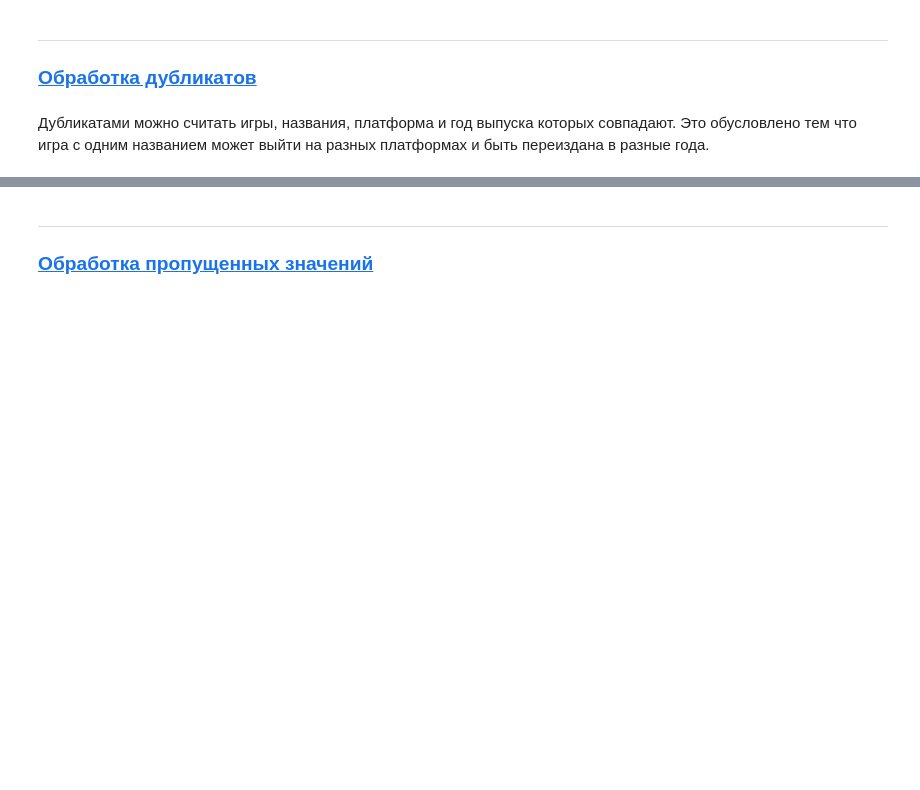
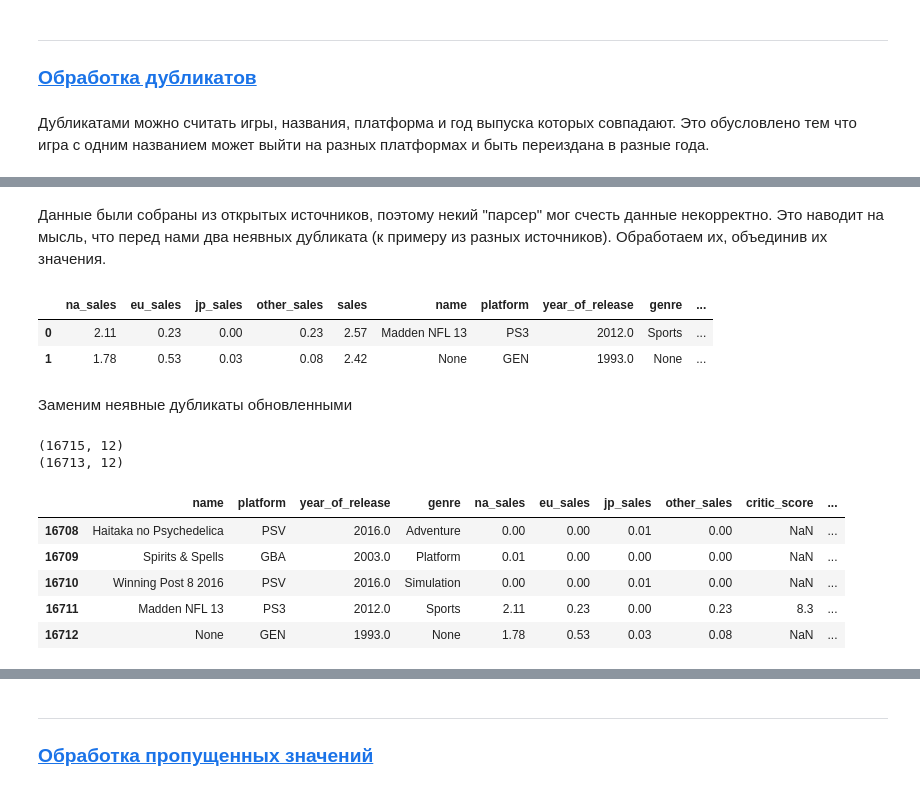
Before and after one commit to GrishaTS/Ya-Practicum-DS, a Jupyter notebook: 4. Сборный Проект — 1/combined_project_1.ipynb, the cells around one changed output, grey strips where cells are left out. Cells and saved outputs as stored; diff of their text form; code cells hidden in the pictures; blank space fills up the shorter version.

```diff
--- a/4. Сборный Проект — 1/combined_project_1.ipynb
+++ b/4. Сборный Проект — 1/combined_project_1.ipynb
@@ -210,0 +335,37 @@ print('Стало', games.shape[0])
+# %% [markdown]
+Данные были собраны из открытых источников, поэтому некий "парсер" мог счесть данные некорректно. Это наводит на мысль, что перед нами два неявных дубликата (к примеру из разных источников). Обработаем их, объединив их значения.
+# %%
+sales_column = games.columns.str.endswith('sales')
+joinned_duplicated_games = duplicated_games.groupby(
+    by=['name', 'platform', 'year_of_release'], dropna=False
+).agg(
+    {
+        **{sales_column: 'sum' for sales_column in games.columns[sales_column]}, # Колонки, значения которых надо просуммировать
+        **{not_sales_column: 'last' for not_sales_column in games.columns[~sales_column]}, # Остальные
+	}
+).reset_index(drop=True)
+joinned_duplicated_games
+# %% [output]
+|  | na_sales | eu_sales | jp_sales | other_sales | sales | name | platform | year_of_release | genre | ... |
+| 0 | 2.11 | 0.23 | 0.00 | 0.23 | 2.57 | Madden NFL 13 | PS3 | 2012.0 | Sports | ... |
+| 1 | 1.78 | 0.53 | 0.03 | 0.08 | 2.42 | None | GEN | 1993.0 | None | ... |
+# %% [markdown]
+Заменим неявные дубликаты обновленными
+# %%
+print(games.shape)
+games = pd.concat(
+    [games.drop(duplicated_games.index, axis=0),
+    joinned_duplicated_games],
+    ignore_index=True
+).reset_index(drop=True)
+print(games.shape)
+games.tail()
+# %% [output]
+(16715, 12)
+(16713, 12)
+|  | name | platform | year_of_release | genre | na_sales | eu_sales | jp_sales | other_sales | critic_score | ... |
+| 16708 | Haitaka no Psychedelica | PSV | 2016.0 | Adventure | 0.00 | 0.00 | 0.01 | 0.00 | NaN | ... |
+| 16709 | Spirits & Spells | GBA | 2003.0 | Platform | 0.01 | 0.00 | 0.00 | 0.00 | NaN | ... |
+| 16710 | Winning Post 8 2016 | PSV | 2016.0 | Simulation | 0.00 | 0.00 | 0.01 | 0.00 | NaN | ... |
+| 16711 | Madden NFL 13 | PS3 | 2012.0 | Sports | 2.11 | 0.23 | 0.00 | 0.23 | 8.3 | ... |
+| 16712 | None | GEN | 1993.0 | None | 1.78 | 0.53 | 0.03 | 0.08 | NaN | ... |
```
Also changed, not shown: parts of 125 cells of this notebook.
